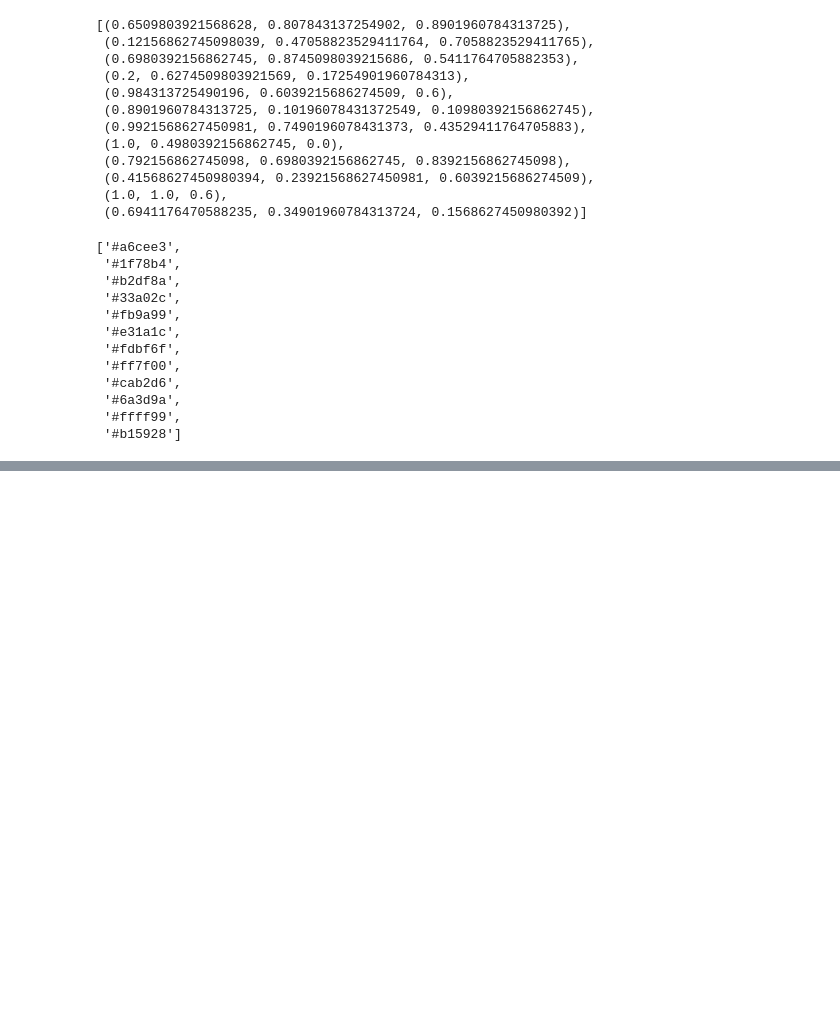
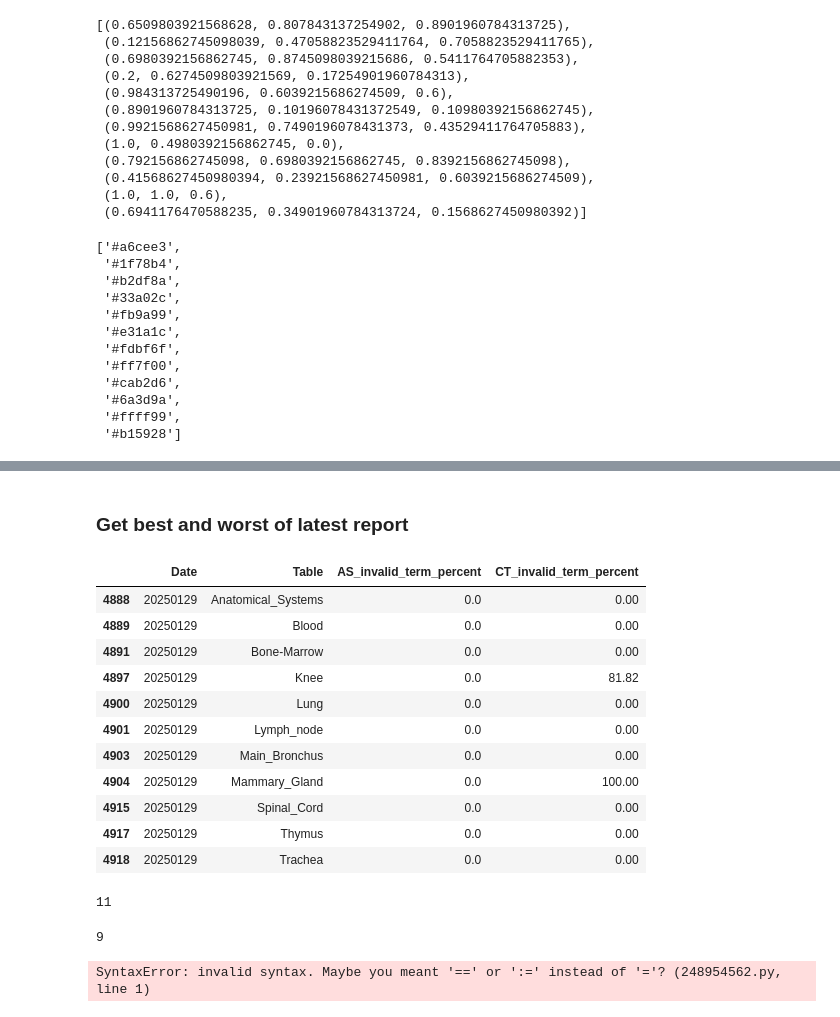
Before and after one commit to cns-iu/hra-kg-supporting-information, a Jupyter notebook: notebooks/hra-kg-technical-validation.ipynb, the cells around one changed output, grey strips where cells are left out. Cells and saved outputs as stored; diff of their text form; code cells hidden in the pictures; blank space fills up the shorter version.

```diff
--- a/notebooks/hra-kg-technical-validation.ipynb
+++ b/notebooks/hra-kg-technical-validation.ipynb
@@ -603,0 +652,28 @@ hex_values
+# %% [markdown]
+### Get best and worst of latest report
+# %%
+df_latest[df_latest['AS_invalid_term_percent'] == df_latest['AS_invalid_term_percent'].min()]
+# %% [output]
+|  | Date | Table | AS_invalid_term_percent | CT_invalid_term_percent |
+| 4888 | 20250129 | Anatomical_Systems | 0.0 | 0.00 |
+| 4889 | 20250129 | Blood | 0.0 | 0.00 |
+| 4891 | 20250129 | Bone-Marrow | 0.0 | 0.00 |
+| 4897 | 20250129 | Knee | 0.0 | 81.82 |
+| 4900 | 20250129 | Lung | 0.0 | 0.00 |
+| 4901 | 20250129 | Lymph_node | 0.0 | 0.00 |
+| 4903 | 20250129 | Main_Bronchus | 0.0 | 0.00 |
+| 4904 | 20250129 | Mammary_Gland | 0.0 | 100.00 |
+| 4915 | 20250129 | Spinal_Cord | 0.0 | 0.00 |
+| 4917 | 20250129 | Thymus | 0.0 | 0.00 |
+| 4918 | 20250129 | Trachea | 0.0 | 0.00 |
+# %%
+len(df_latest[df_latest['AS_invalid_term_percent']
+          # <=10]
+          ==df_latest['CT_invalid_term_percent'].min()]
+)
+# %% [output]
+11
+# %%
+len(df_latest[(df_latest['AS_invalid_term_percent'] == 0) & (df_latest['CT_invalid_term_percent'] == 0)])
+# %% [output]
+9
@@ -603,0 +683,6 @@ hex_values
+# %%
+merged_df_latest = pd.concat(axis=1)
+
+merged_df_latest
+# %% [output]
+SyntaxError: invalid syntax. Maybe you meant '==' or ':=' instead of '='? (248954562.py, line 1)
```
Also changed, not shown: parts of 7 cells of this notebook, 1 other file.
